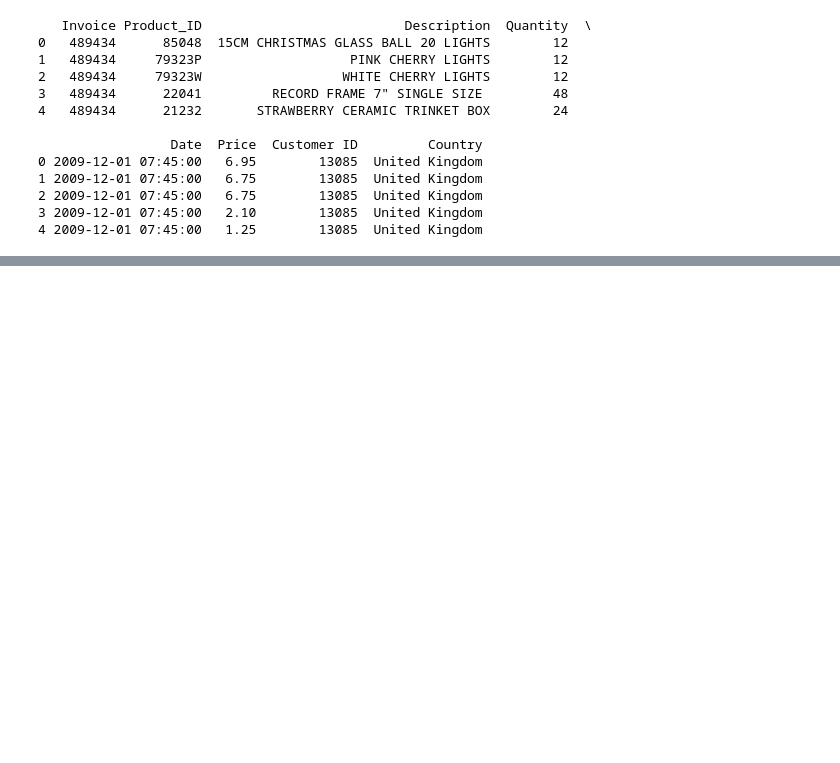
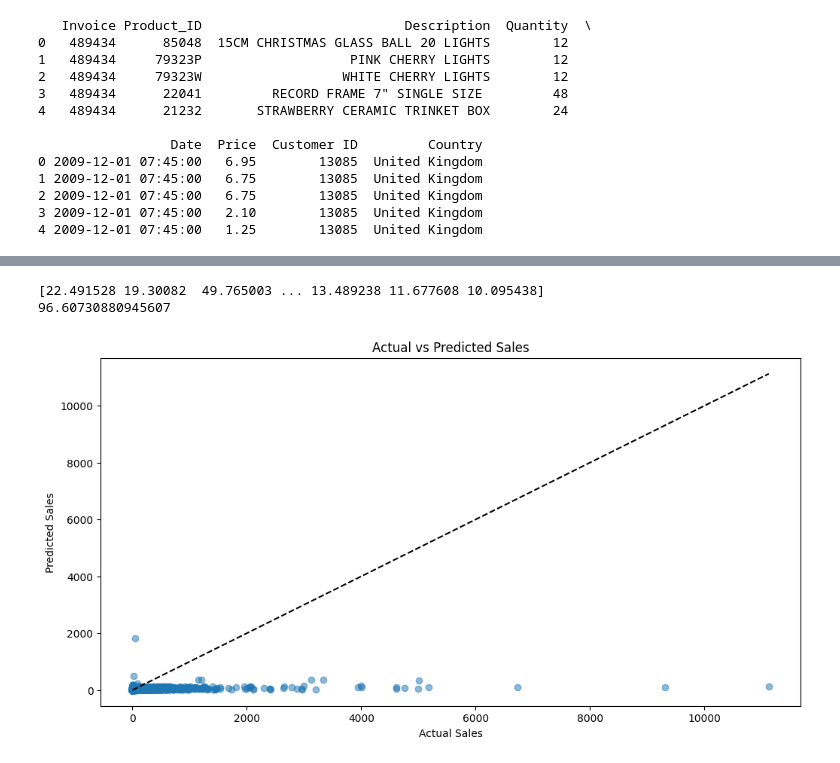
Before and after one commit to TeamOltenia/RetailX, a Jupyter notebook: dm&da/parsing.ipynb, the cells around one changed output, grey strips where cells are left out. Saved outputs shown, nothing was run; the diff lists cells and outputs as text; code cells hidden in the pictures; blank space fills up the shorter version.

```diff
--- a/dm&da/parsing.ipynb
+++ b/dm&da/parsing.ipynb
@@ -159,0 +501,10 @@ TypeError: DatetimeArray._generate_range() got an unexpected keyword argument 'c
+# %%
+model = xgb.XGBRegressor(objective ='reg:squarederror',
+                         colsample_bytree = 0.3,
+                         learning_rate = 0.1,
+                         max_depth = 5,
+                         alpha = 10,
+                         n_estimators = 10)
+model.fit(X_train, y_train)
+
+# Predict on test set
@@ -159,0 +523,27 @@ TypeError: DatetimeArray._generate_range() got an unexpected keyword argument 'c
+# %%
+y_pred = model.predict(X_test)
+
+# Calculate RMSE
+rmse = np.sqrt(mean_squared_error(y_test, y_pred))
+
+
+print(y_pred)
+print(rmse)  # Output the RMSE value
+# %% [output]
+[22.491528 19.30082  49.765003 ... 13.489238 11.677608 10.095438]
+96.60730880945607
+# %%
+import matplotlib.pyplot as plt
+
+# Assuming y_test contains your actual test data and y_pred contains the predictions from the model
+# y_pred = model.predict(X_test)  # Uncomment this line to use the actual predictions
+
+plt.figure(figsize=(12, 6))
+plt.scatter(y_test, y_pred, alpha=0.5)  # Plot actual vs predicted values
+plt.xlabel('Actual Sales')
+plt.ylabel('Predicted Sales')
+plt.title('Actual vs Predicted Sales')
+plt.plot([y_test.min(), y_test.max()], [y_test.min(), y_test.max()], 'k--')  # Diagonal line for reference
+plt.show()
+# %% [output]
+[figure, added]
```
Also changed, not shown: parts of 11 cells of this notebook, 1 other file.
